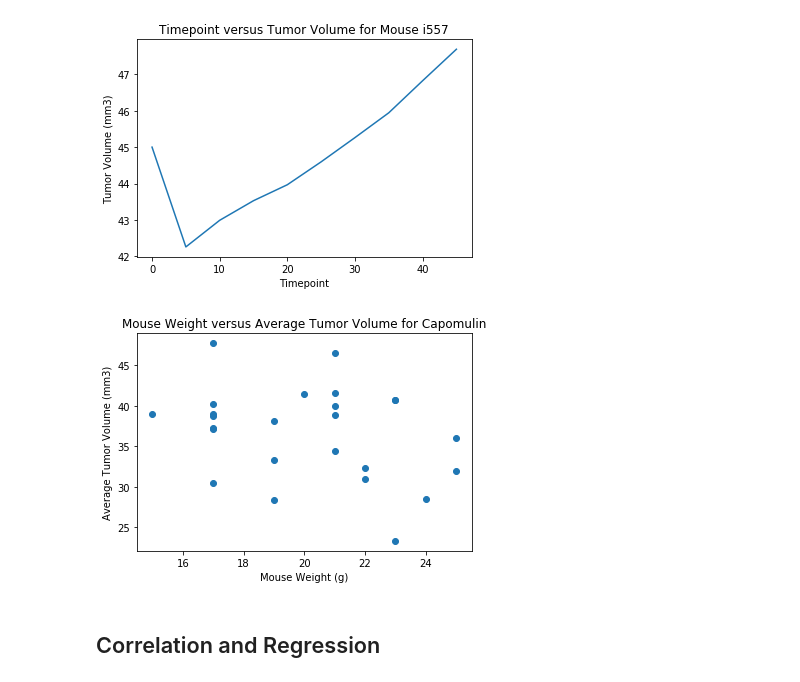
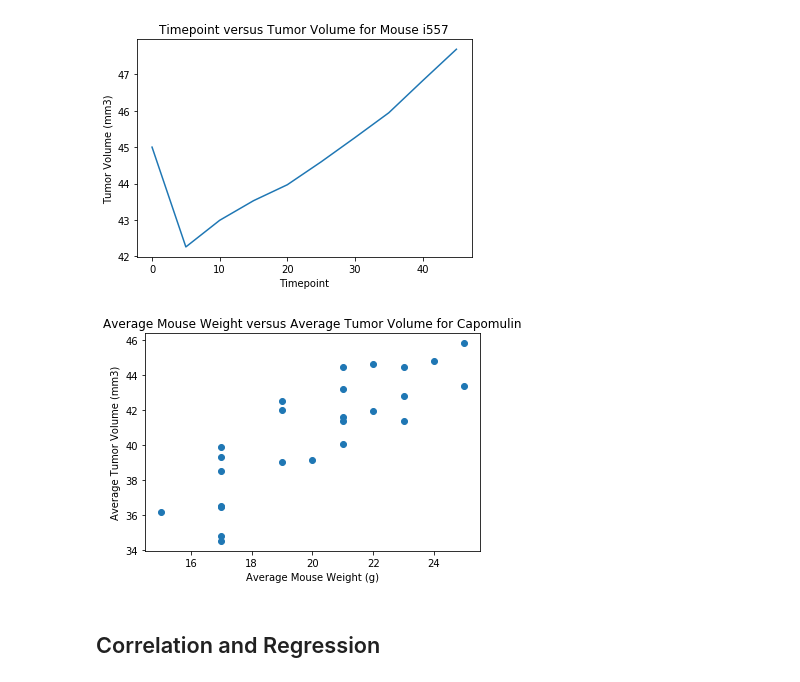
Before and after one commit to blt1339/matplotlib-challenge, a Jupyter notebook: Pymaceuticals/pymaceuticals.ipynb, the cells around one changed output. Cells and saved outputs as stored; diff of their text form; code cells hidden in the pictures.

```diff
--- a/Pymaceuticals/pymaceuticals.ipynb
+++ b/Pymaceuticals/pymaceuticals.ipynb
@@ -389,16 +552,18 @@ plt.show()
 [figure]
 # %%
 # Generate a scatter plot of mouse weight versus average tumor volume for the Capomulin regimen
-x_axis = capomulin_records_df['Weight (g)']
-y_axis = capomulin_records_df.groupby('Mouse ID').mean()['Tumor Volume (mm3)']
+capomulin_scatter_df = cleaned_combined_mouse_df.loc[cleaned_combined_mouse_df['Drug Regimen'] == "Capomulin"]
+avg_capomulin_scatter_df = capomulin_scatter_df.groupby('Mouse ID').mean()
+x_axis = avg_capomulin_scatter_df['Weight (g)']
+y_axis = avg_capomulin_scatter_df['Tumor Volume (mm3)']
 plt.scatter(x_axis, y_axis)
-plt.title('Mouse Weight versus Average Tumor Volume for Capomulin')
-plt.xlabel('Mouse Weight (g)')
+plt.title('Average Mouse Weight versus Average Tumor Volume for Capomulin')
+plt.xlabel('Average Mouse Weight (g)')
 plt.ylabel('Average Tumor Volume (mm3)')
 
 plt.show()
 # %% [output]
-[figure, old version]
+[figure, new version]
 # %% [markdown]
 ## Correlation and Regression
 # %%
```
Also changed, not shown: parts of 11 cells of this notebook.
